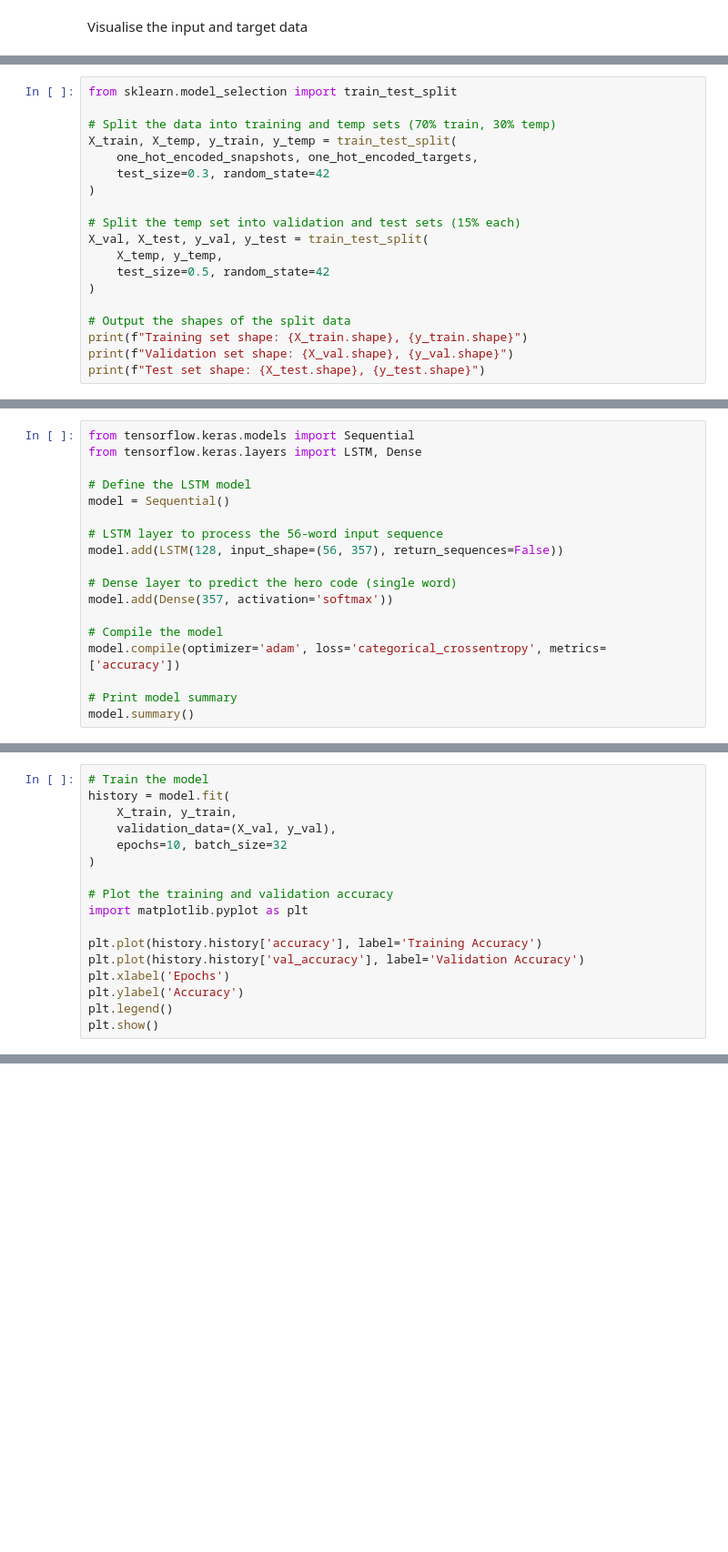
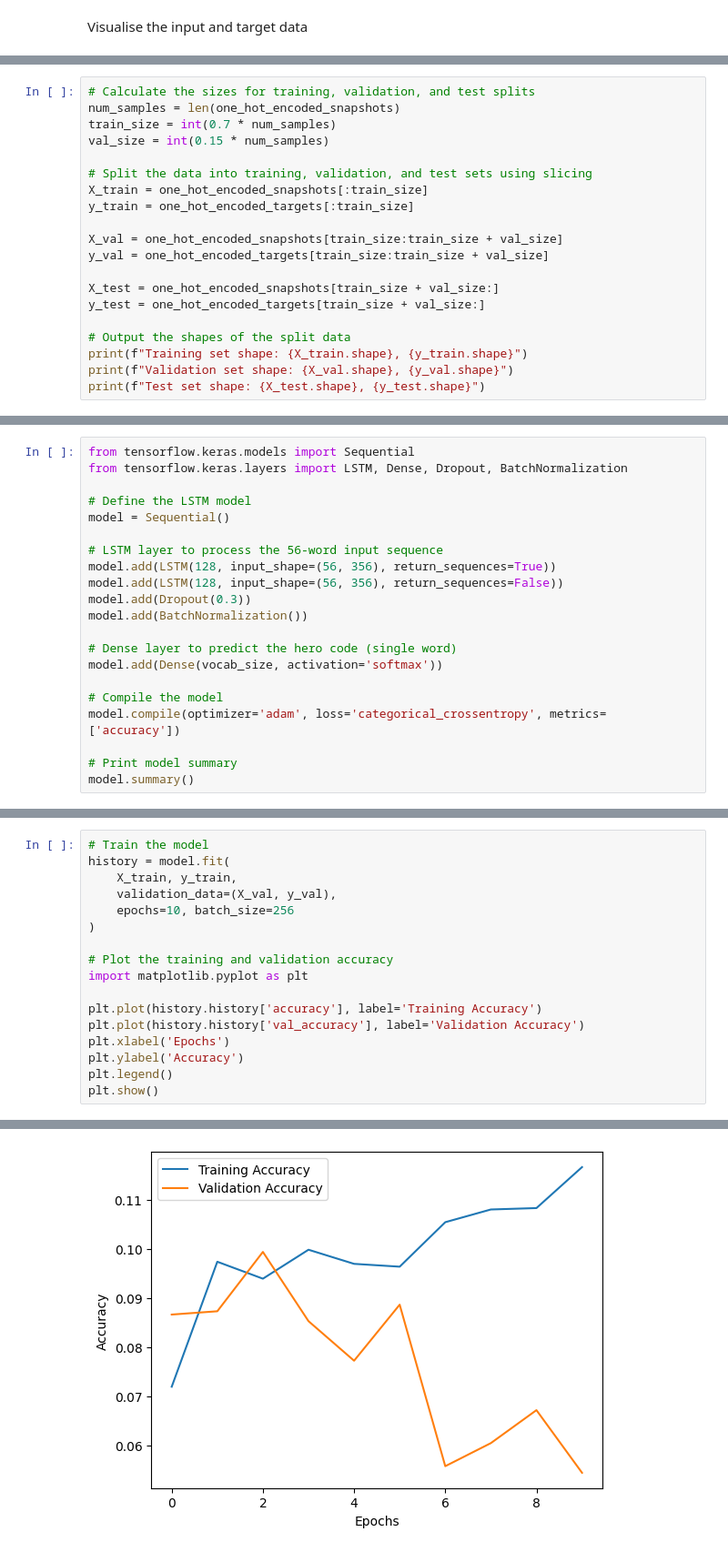
Before and after one commit to DariusSohWX/rta-drafter, a Jupyter notebook: model-0.ipynb, the cells around one changed output, grey strips where cells are left out. Shown at 91% size. Cells and saved outputs as stored; diff of their text form; blank space fills up the shorter version.

Commit message:
model 0 works but sucks :(

```diff
--- a/model-0.ipynb
+++ b/model-0.ipynb
@@ -235,18 +233,19 @@ c1134
 ==================================================
 # %%
-from sklearn.model_selection import train_test_split
+# Calculate the sizes for training, validation, and test splits
+num_samples = len(one_hot_encoded_snapshots)
+train_size = int(0.7 * num_samples)
+val_size = int(0.15 * num_samples)
 
-# Split the data into training and temp sets (70% train, 30% temp)
-X_train, X_temp, y_train, y_temp = train_test_split(
-    one_hot_encoded_snapshots, one_hot_encoded_targets,
-    test_size=0.3, random_state=42
-)
+# Split the data into training, validation, and test sets using slicing
+X_train = one_hot_encoded_snapshots[:train_size]
+y_train = one_hot_encoded_targets[:train_size]
 
-# Split the temp set into validation and test sets (15% each)
-X_val, X_test, y_val, y_test = train_test_split(
-    X_temp, y_temp,
-    test_size=0.5, random_state=42
-)
+X_val = one_hot_encoded_snapshots[train_size:train_size + val_size]
+y_val = one_hot_encoded_targets[train_size:train_size + val_size]
+
+X_test = one_hot_encoded_snapshots[train_size + val_size:]
+y_test = one_hot_encoded_targets[train_size + val_size:]
 
 # Output the shapes of the split data
 print(f"Training set shape: {X_train.shape}, {y_train.shape}")
@@ -259,15 +258,18 @@ Test set shape: (14882, 56, 357), (14882, 357)
 # %%
 from tensorflow.keras.models import Sequential
-from tensorflow.keras.layers import LSTM, Dense
+from tensorflow.keras.layers import LSTM, Dense, Dropout, BatchNormalization
 
 # Define the LSTM model
 model = Sequential()
 
 # LSTM layer to process the 56-word input sequence
-model.add(LSTM(128, input_shape=(56, 357), return_sequences=False))
+model.add(LSTM(128, input_shape=(56, 356), return_sequences=True))
+model.add(LSTM(128, input_shape=(56, 356), return_sequences=False))
+model.add(Dropout(0.3))
+model.add(BatchNormalization())
 
 # Dense layer to predict the hero code (single word)
-model.add(Dense(357, activation='softmax'))
+model.add(Dense(vocab_size, activation='softmax'))
 
 # Compile the model
 model.compile(optimizer='adam', loss='categorical_crossentropy', metrics=['accuracy'])
@@ -291,7 +300,7 @@ Model: "sequential_10"
 history = model.fit(
     X_train, y_train,
     validation_data=(X_val, y_val),
-    epochs=10, batch_size=32
+    epochs=10, batch_size=256
 )
 
 # Plot the training and validation accuracy
@@ -312,3 +336,4 @@ KeyboardInterrupt:
+[figure, added]
 # %%
 import numpy as np
 
```
Also changed, not shown: parts of 7 cells of this notebook, 1 other file.
